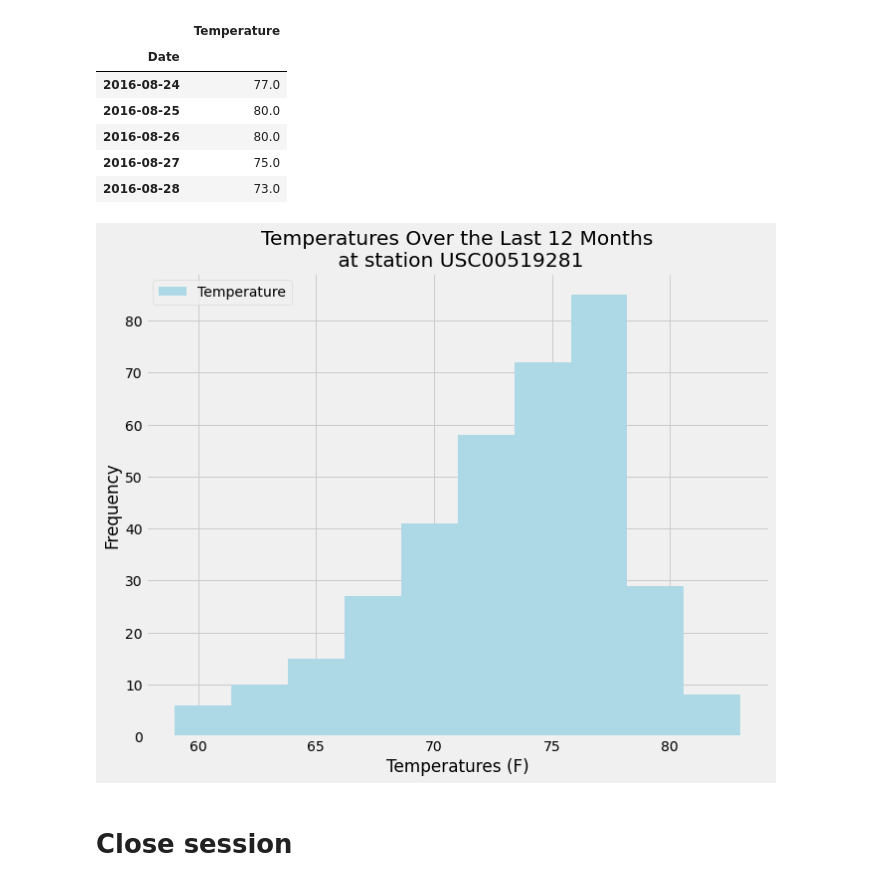
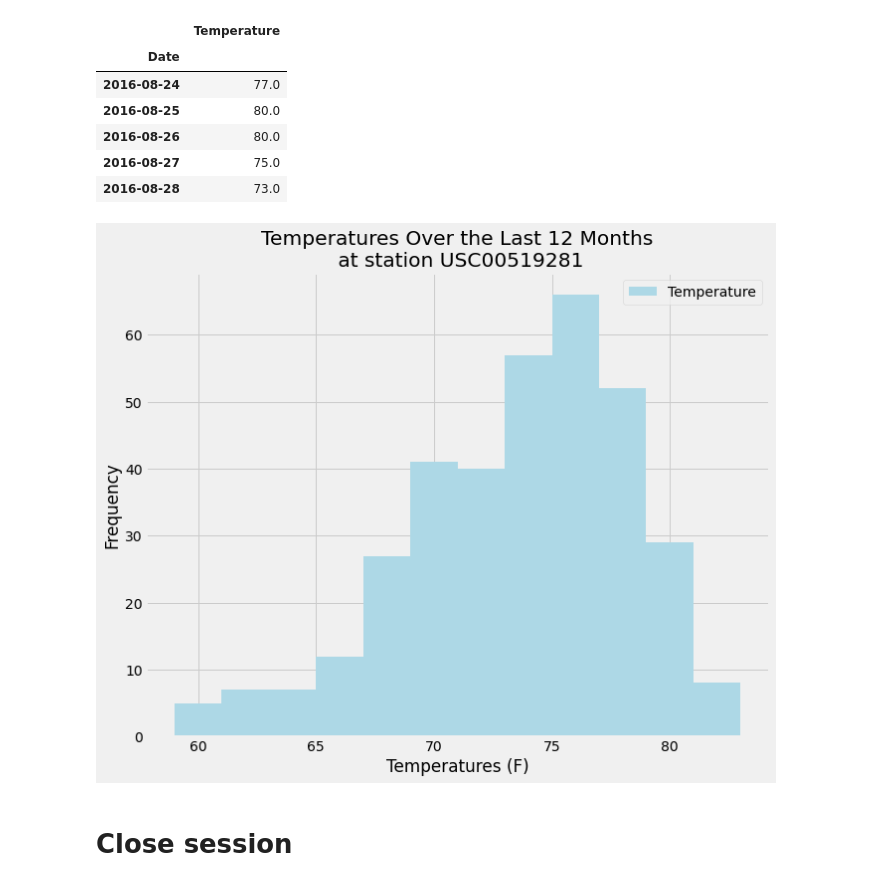
Before and after one commit to kflores56/Climate-Analysis, a Jupyter notebook: climate.ipynb, the cells around one changed output. Saved outputs shown, nothing was run; the diff lists cells and outputs as text; code cells hidden in the pictures.

```diff
--- a/climate.ipynb
+++ b/climate.ipynb
@@ -223,13 +223,13 @@ df.head()
 # %%
 #Plot the results as a histogram
 
-df.plot.hist(color='lightblue', figsize=(10,8))
+df.plot.hist(color='lightblue', figsize=(10,8), bins=12)
 
 plt.title(f"Temperatures Over the Last 12 Months\n at station {most_active[0]}")
 plt.xlabel("Temperatures (F)")
 plt.savefig("temp.png")
 # %% [output]
-[figure, old version]
+[figure, new version]
 # %% [markdown]
 # Close session
 # %%
```
Also changed, not shown: 2 other files.
